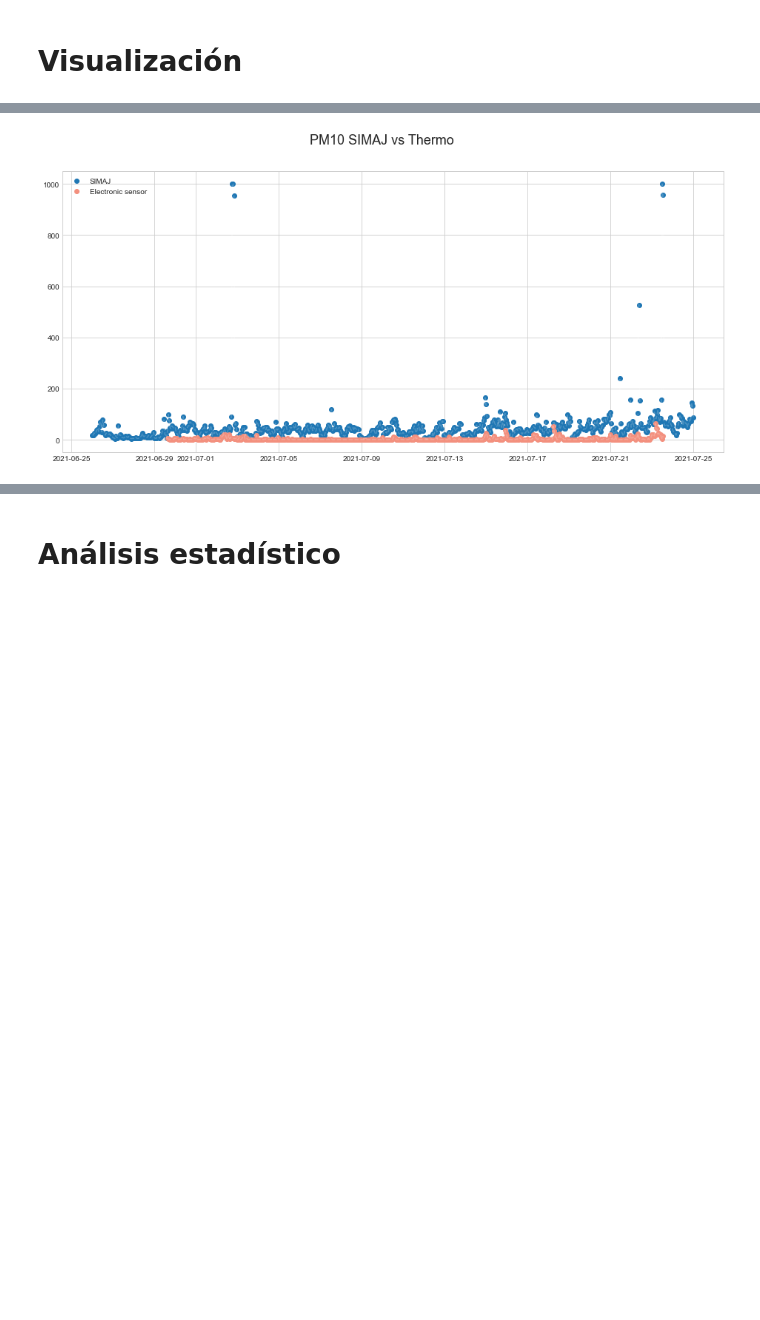
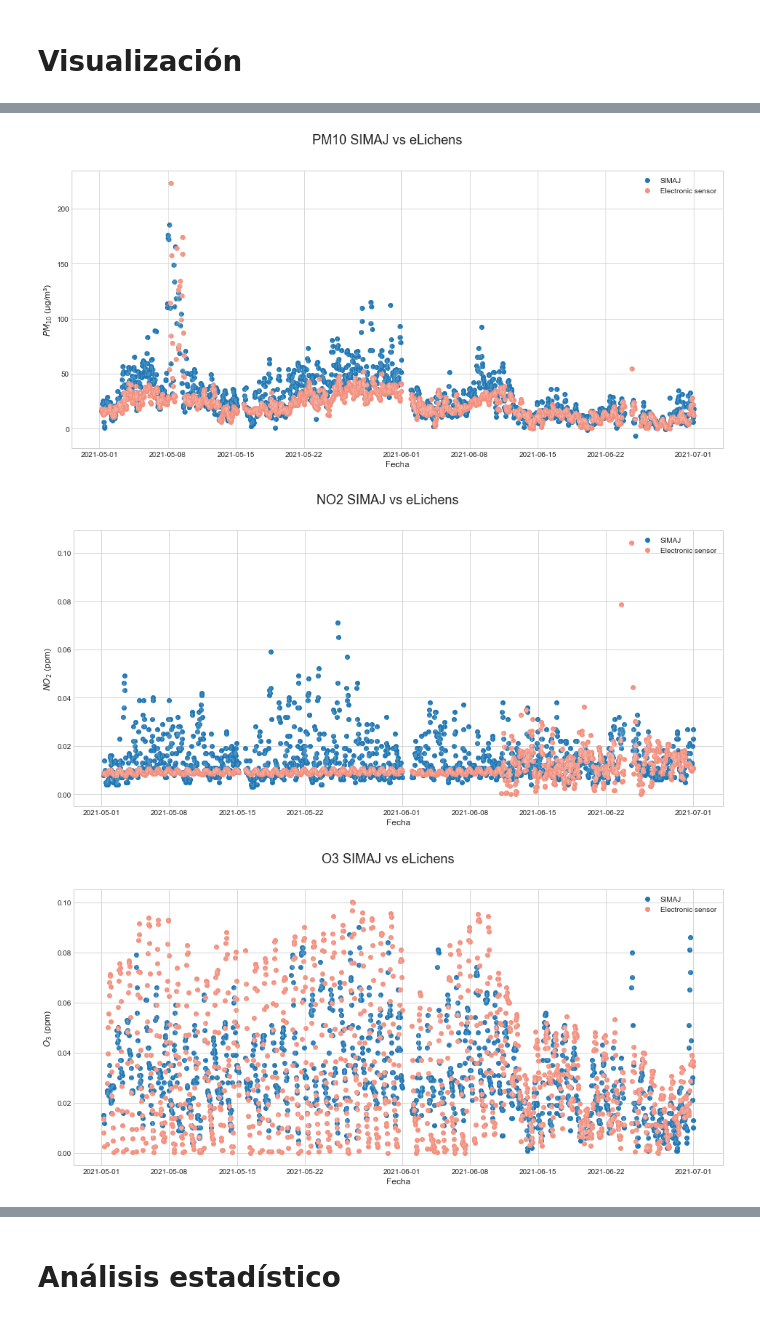
Before and after one commit to edgaregurrola/satellite_aq, a Jupyter notebook: notebooks/07b-LowCostSensors.ipynb, the cells around one changed output, grey strips where cells are left out. Drawn from its saved outputs; the diff is of its cells as text; code cells hidden in the pictures; blank space fills up the shorter version.

```diff
--- a/notebooks/07b-LowCostSensors.ipynb
+++ b/notebooks/07b-LowCostSensors.ipynb
@@ -266,6 +266,16 @@ def grap_comparison(df_simaj, df_electronic, param, name, save=False):
 
     ax.legend()
 
+
+    if param == 'PM10':
+        plt.ylabel('$PM_{10}$ (μg/m³)', fontsize=12)
+    elif param == 'O3':
+        plt.ylabel('$O_{3}$ (ppm)', fontsize=12)
+    elif param == 'NO2':
+        plt.ylabel('$NO_{2}$ (ppm)', fontsize=12)
+
+    plt.xlabel('Fecha', fontsize=12)
+
     fig.suptitle(f'{param} SIMAJ vs {name}', fontsize=18)
 
     if save==True:
@@ -281,6 +291,8 @@ for p in param:
 # %%
-param = ['PM10']
+param = ['PM10','NO2','O3']
 for p in param:
-    grap_comparison(df_stfe, df_tr, p, 'Thermo', save=False)
+    grap_comparison(df_simaj, df_el, p, 'eLichens', save=True)
 # %% [output]
-[figure, old version]
+[figure, new version]
+[figure, added]
+[figure, added]
```
Also changed, not shown: parts of 7 cells of this notebook, 24 other files.
